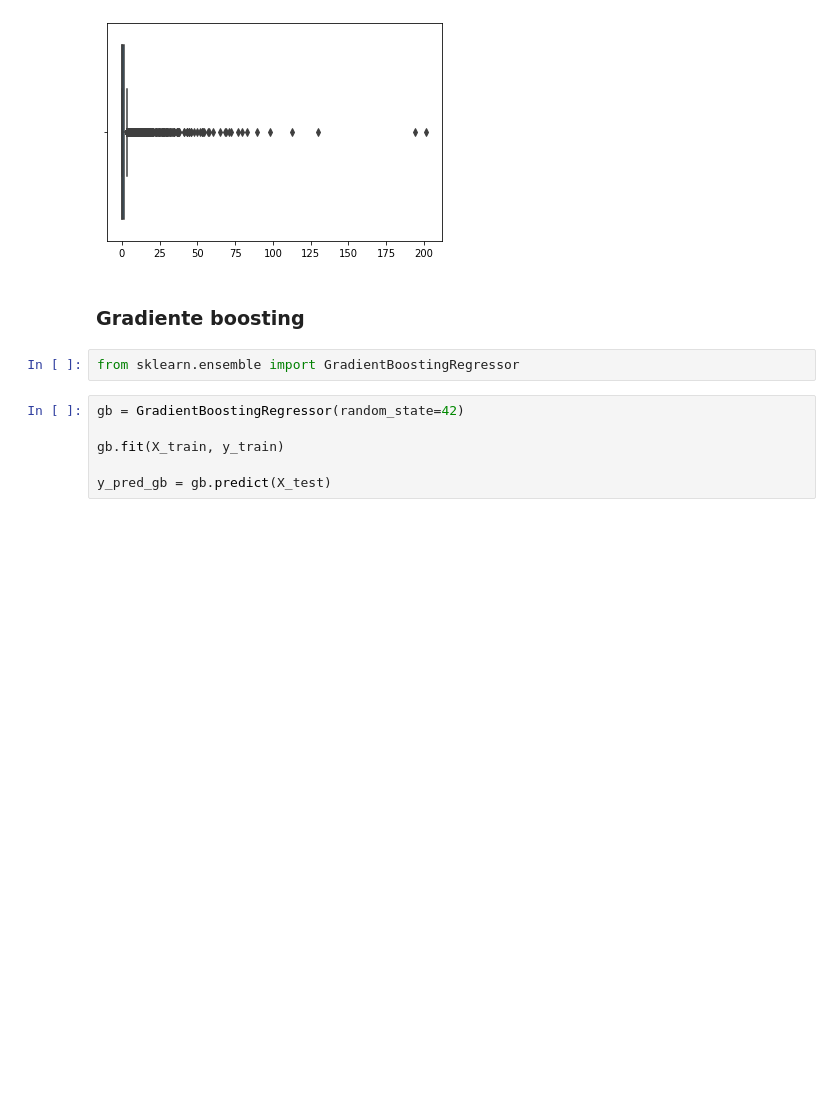
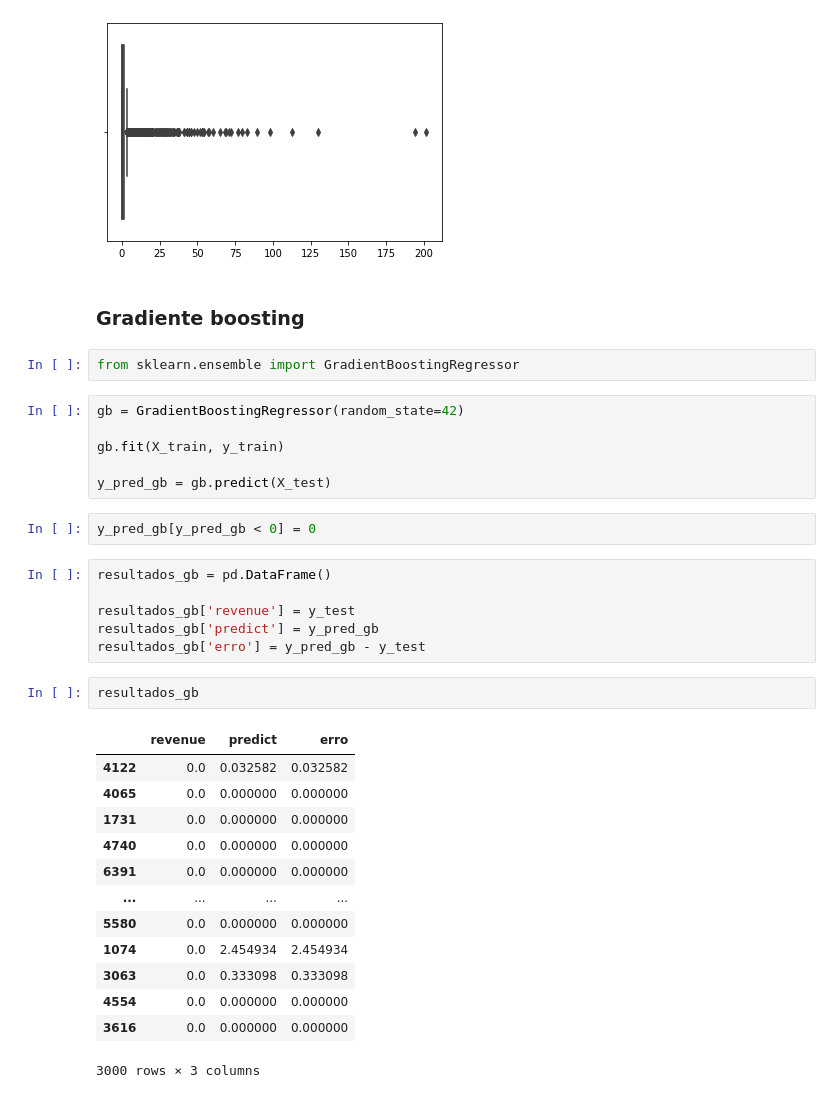
Before and after one commit to thayannefranca/ML_Marketing_Digital, a Jupyter notebook: Predicao_gastos_usuario.ipynb, the cells around one changed output. Cells and saved outputs as stored; diff of their text form; blank space fills up the shorter version.

```diff
--- a/Predicao_gastos_usuario.ipynb
+++ b/Predicao_gastos_usuario.ipynb
@@ -699,3 +699,27 @@ gb = GradientBoostingRegressor(random_state=42)
 gb.fit(X_train, y_train)
 
 y_pred_gb = gb.predict(X_test)
+# %%
+y_pred_gb[y_pred_gb < 0] = 0
+# %%
+resultados_gb = pd.DataFrame()
+
+resultados_gb['revenue'] = y_test
+resultados_gb['predict'] = y_pred_gb
+resultados_gb['erro'] = y_pred_gb - y_test
+# %%
+resultados_gb
+# %% [output]
+|  | revenue | predict | erro |
+| 4122 | 0.0 | 0.032582 | 0.032582 |
+| 4065 | 0.0 | 0.000000 | 0.000000 |
+| 1731 | 0.0 | 0.000000 | 0.000000 |
+| 4740 | 0.0 | 0.000000 | 0.000000 |
+| 6391 | 0.0 | 0.000000 | 0.000000 |
+| ... | ... | ... | ... |
+| 5580 | 0.0 | 0.000000 | 0.000000 |
+| 1074 | 0.0 | 2.454934 | 2.454934 |
+| 3063 | 0.0 | 0.333098 | 0.333098 |
+| 4554 | 0.0 | 0.000000 | 0.000000 |
+| 3616 | 0.0 | 0.000000 | 0.000000 |
+3000 rows × 3 columns
```
Also changed, not shown: parts of 5 cells of this notebook.
